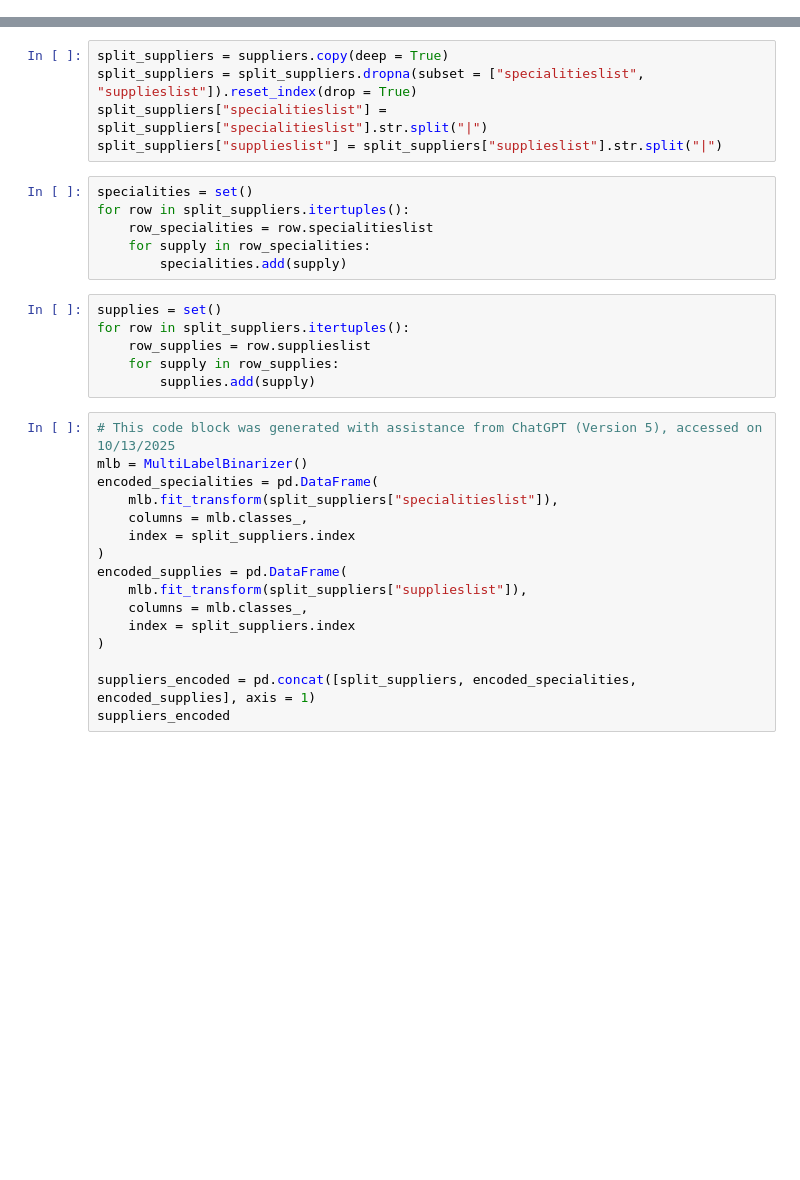
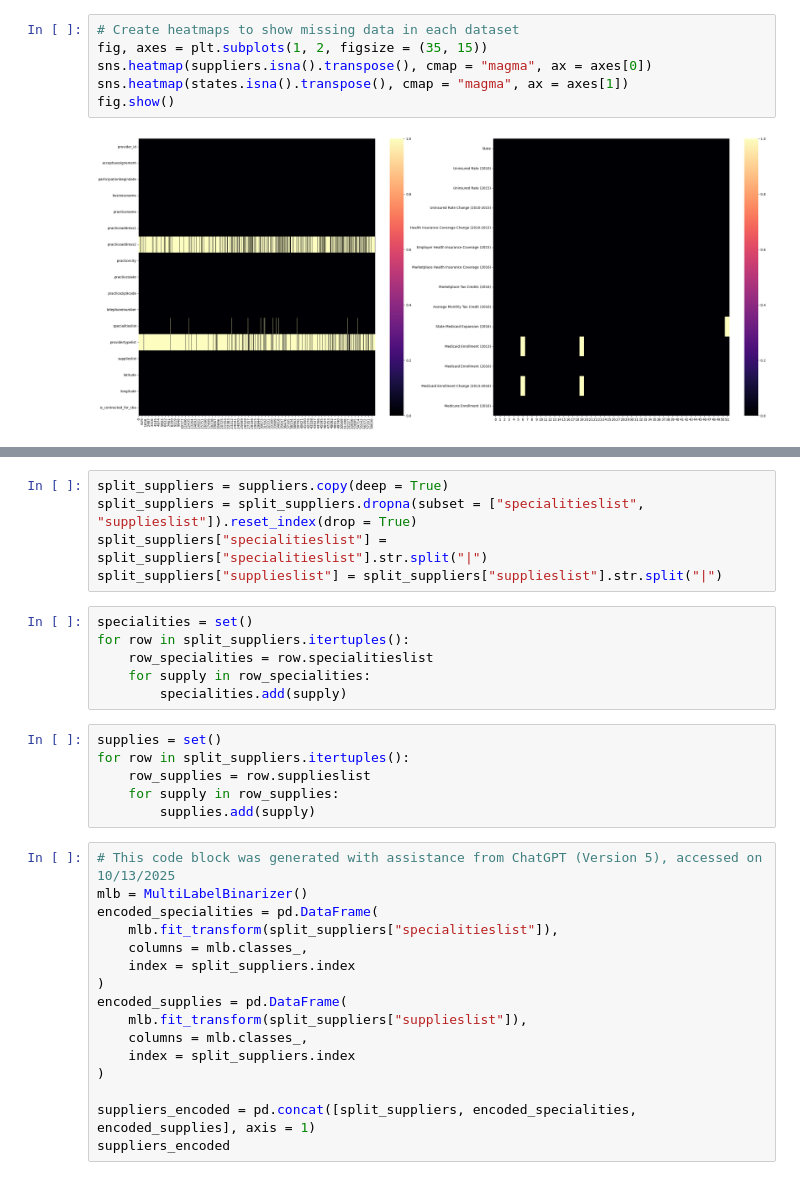
Before and after one commit to ethanduk03/dme_map, a Jupyter notebook: midterm.ipynb, the cells around one changed output, grey strips where cells are left out. Drawn from its saved outputs; the diff is of its cells as text; blank space fills up the shorter version.

Commit message:
Doing IDA in ipynb file before moving into .py files, through missingness so far

```diff
--- a/midterm.ipynb
+++ b/midterm.ipynb
@@ -22,0 +84,8 @@ states.loc[missing_row_indices,]
+# %%
+# Create heatmaps to show missing data in each dataset
+fig, axes = plt.subplots(1, 2, figsize = (35, 15))
+sns.heatmap(suppliers.isna().transpose(), cmap = "magma", ax = axes[0])
+sns.heatmap(states.isna().transpose(), cmap = "magma", ax = axes[1])
+fig.show()
+# %% [output]
+[figure, added]
```
Also changed, not shown: parts of 16 cells of this notebook, 6 other files.
